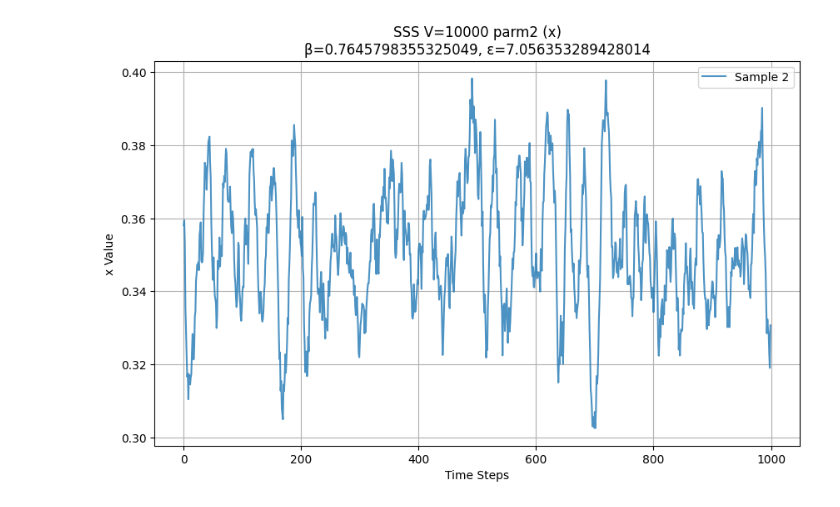
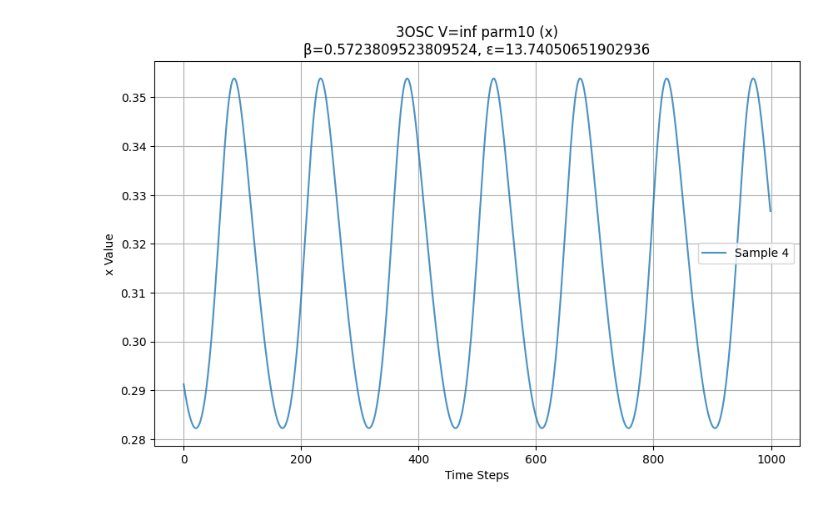
Before and after one commit to Jaesung-C/shakul_langlen_jaesung_project, a Jupyter notebook: playground/#3-1 Vlz_CLEsample.ipynb, the cells around one changed output. Saved outputs shown, nothing was run; the diff lists cells and outputs as text; code cells hidden in the pictures.

```diff
--- a/playground/#3-1 Vlz_CLEsample.ipynb
+++ b/playground/#3-1 Vlz_CLEsample.ipynb
@@ -5,36 +5,38 @@ os.chdir('..')
 import numpy as np
 import matplotlib.pyplot as plt
 
-system_type = 'SSS'
-V = 10**4
-parm_idx = 2
+system_type = '3OSC'
+# ['1B', '1OSC', '1SSS', '1Bosc', '2OSC', '2SSS', '2QP', '3OSC', '3SSS', '3PD', '3Chaos']
+V = float('inf')
+# Use float('inf') to represent infinite V, realistic for 10**5~10**6, toy model for 10**8
+parm_idx = 10
 attribute = 'x'
-sample_idx = 2
+sample_idx = 4
 
 base_dir = f'./data_set/{system_type}/euler/V{V}/parm{parm_idx}/'
 
 sample_file = f'sample{sample_idx}.npy'
 sample_path = os.path.join(base_dir, sample_file)
 sample_data = np.load(sample_path, allow_pickle=True).item()
 
 if attribute == 'x':
     selected_sample = sample_data['samples'][:, 0]
 elif attribute == 'y':
     selected_sample = sample_data['samples'][:, 1]
 elif attribute == 'z':
     selected_sample = sample_data['samples'][:, 2]
 else:
     raise ValueError("Attribute must be 'x', 'y', or 'z'")
 
 plt.figure(figsize=(10, 6))
 plt.plot(selected_sample, label=f'Sample {sample_idx}', alpha=0.8)
 
 plt.title(f'{system_type} V={V} parm{parm_idx} ({attribute})\n'
           f'β={sample_data["beta"]}, ε={sample_data["epsilon"]}')
 plt.xlabel('Time Steps')
 plt.ylabel(f'{attribute} Value')
 plt.grid(True)
 plt.legend()
 plt.show()
 # %% [output]
-[figure, old version]
+[figure, new version]
```
Also changed, not shown: 25 other files.
